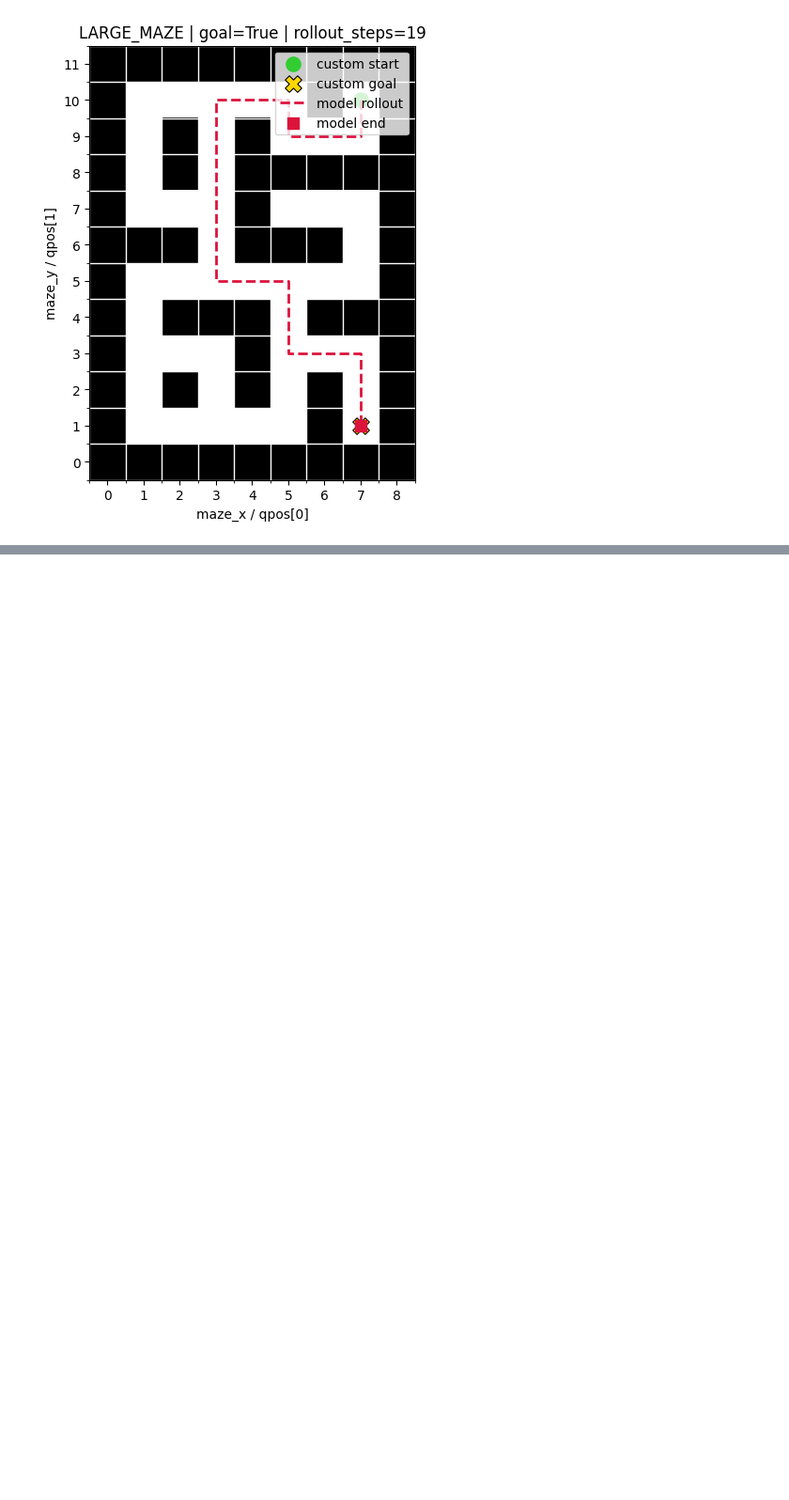
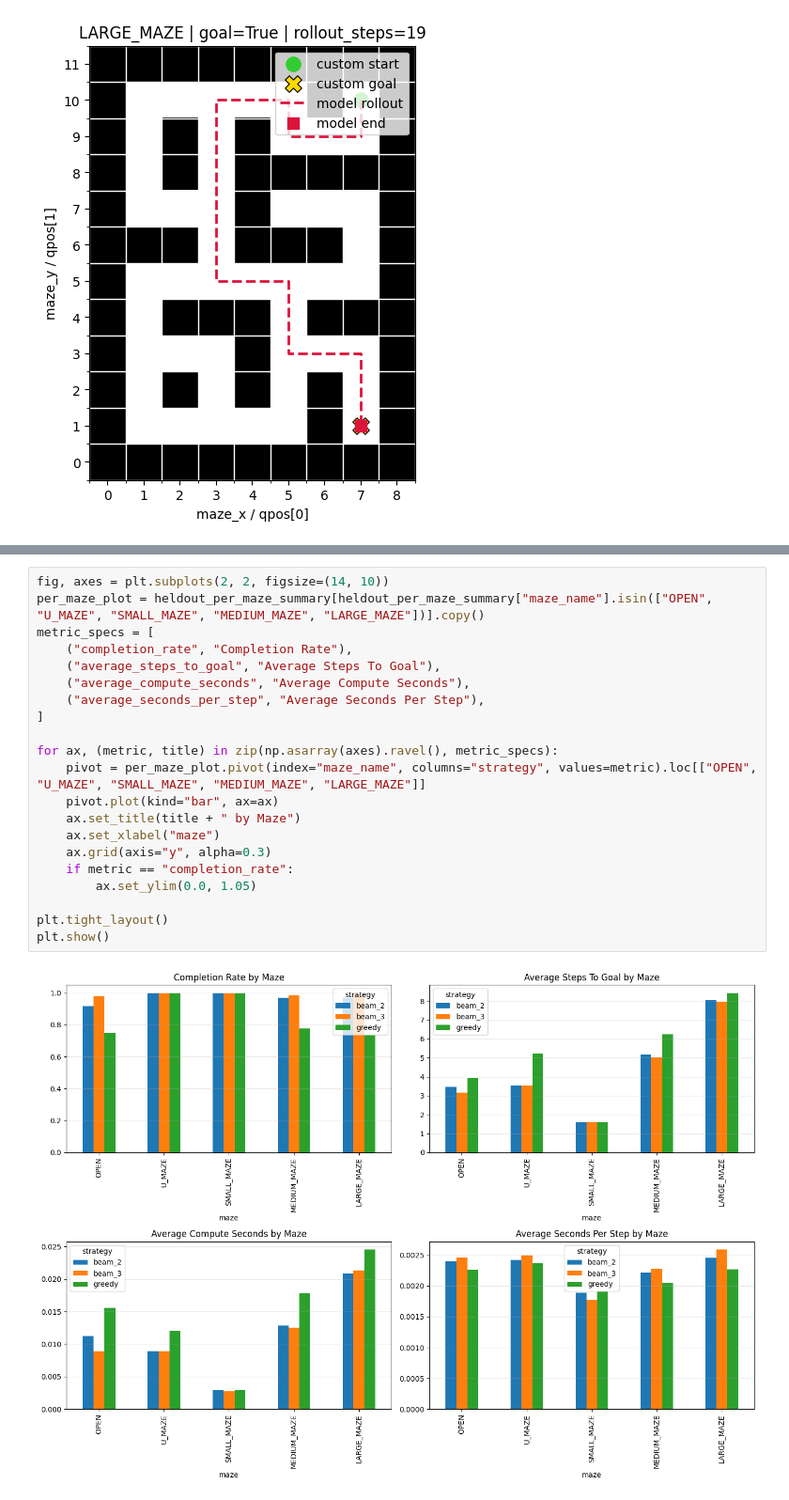
Before and after one commit to diankruger/4th-year-project, a Jupyter notebook: maze2d_discrete_8x8_gallery.ipynb, the cells around one changed output, grey strips where cells are left out. Shown at 94% size. Drawn from its saved outputs; the diff is of its cells as text; blank space fills up the shorter version.

```diff
--- a/maze2d_discrete_8x8_gallery.ipynb
+++ b/maze2d_discrete_8x8_gallery.ipynb
@@ -1232,0 +1713,23 @@ plt.show()
+# %%
+fig, axes = plt.subplots(2, 2, figsize=(14, 10))
+per_maze_plot = heldout_per_maze_summary[heldout_per_maze_summary["maze_name"].isin(["OPEN", "U_MAZE", "SMALL_MAZE", "MEDIUM_MAZE", "LARGE_MAZE"])].copy()
+metric_specs = [
+    ("completion_rate", "Completion Rate"),
+    ("average_steps_to_goal", "Average Steps To Goal"),
+    ("average_compute_seconds", "Average Compute Seconds"),
+    ("average_seconds_per_step", "Average Seconds Per Step"),
+]
+
+for ax, (metric, title) in zip(np.asarray(axes).ravel(), metric_specs):
+    pivot = per_maze_plot.pivot(index="maze_name", columns="strategy", values=metric).loc[["OPEN", "U_MAZE", "SMALL_MAZE", "MEDIUM_MAZE", "LARGE_MAZE"]]
+    pivot.plot(kind="bar", ax=ax)
+    ax.set_title(title + " by Maze")
+    ax.set_xlabel("maze")
+    ax.grid(axis="y", alpha=0.3)
+    if metric == "completion_rate":
+        ax.set_ylim(0.0, 1.05)
+
+plt.tight_layout()
+plt.show()
+# %% [output]
+[figure, added]
```
Also changed, not shown: parts of 18 cells of this notebook, 53 other files.
